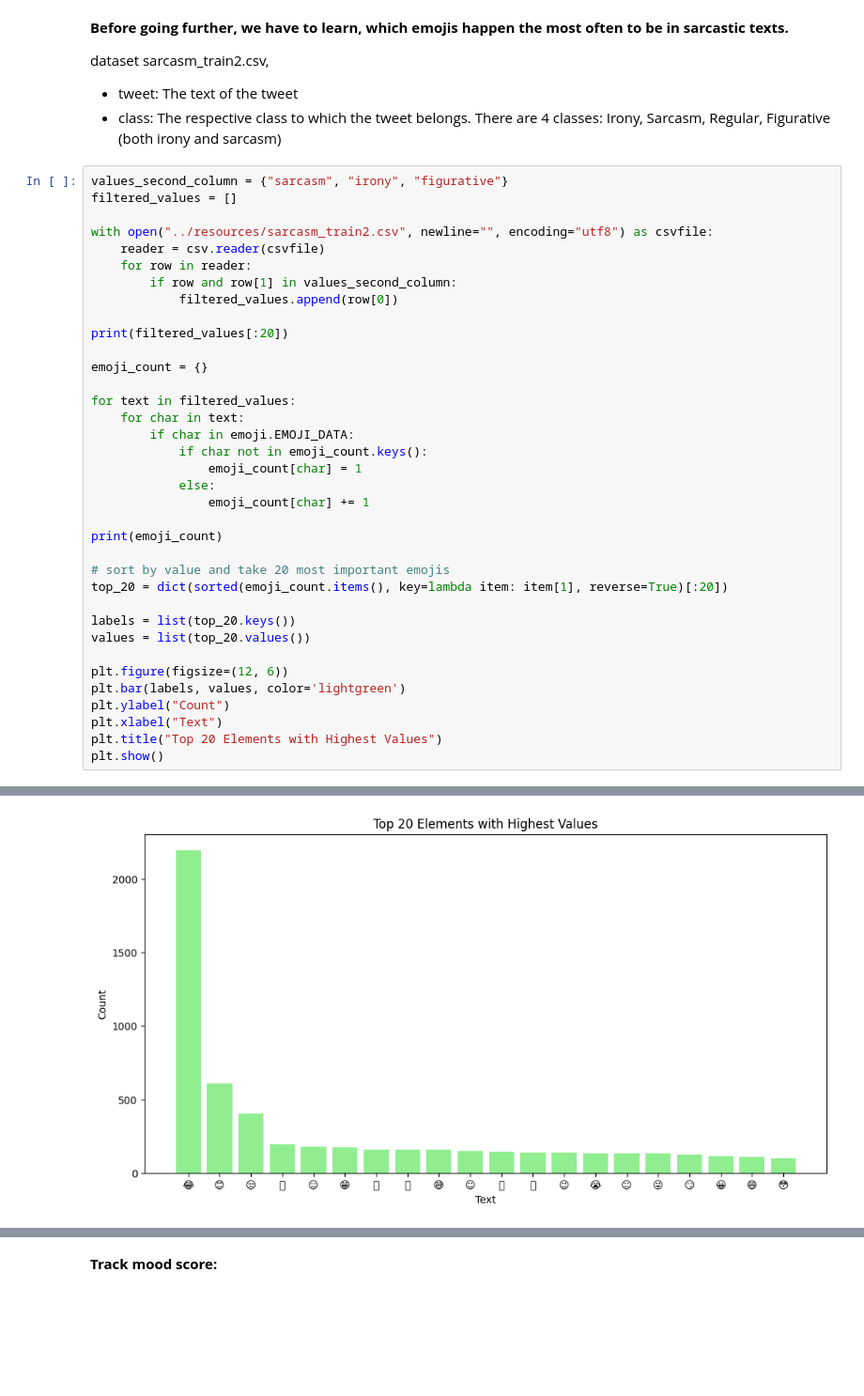
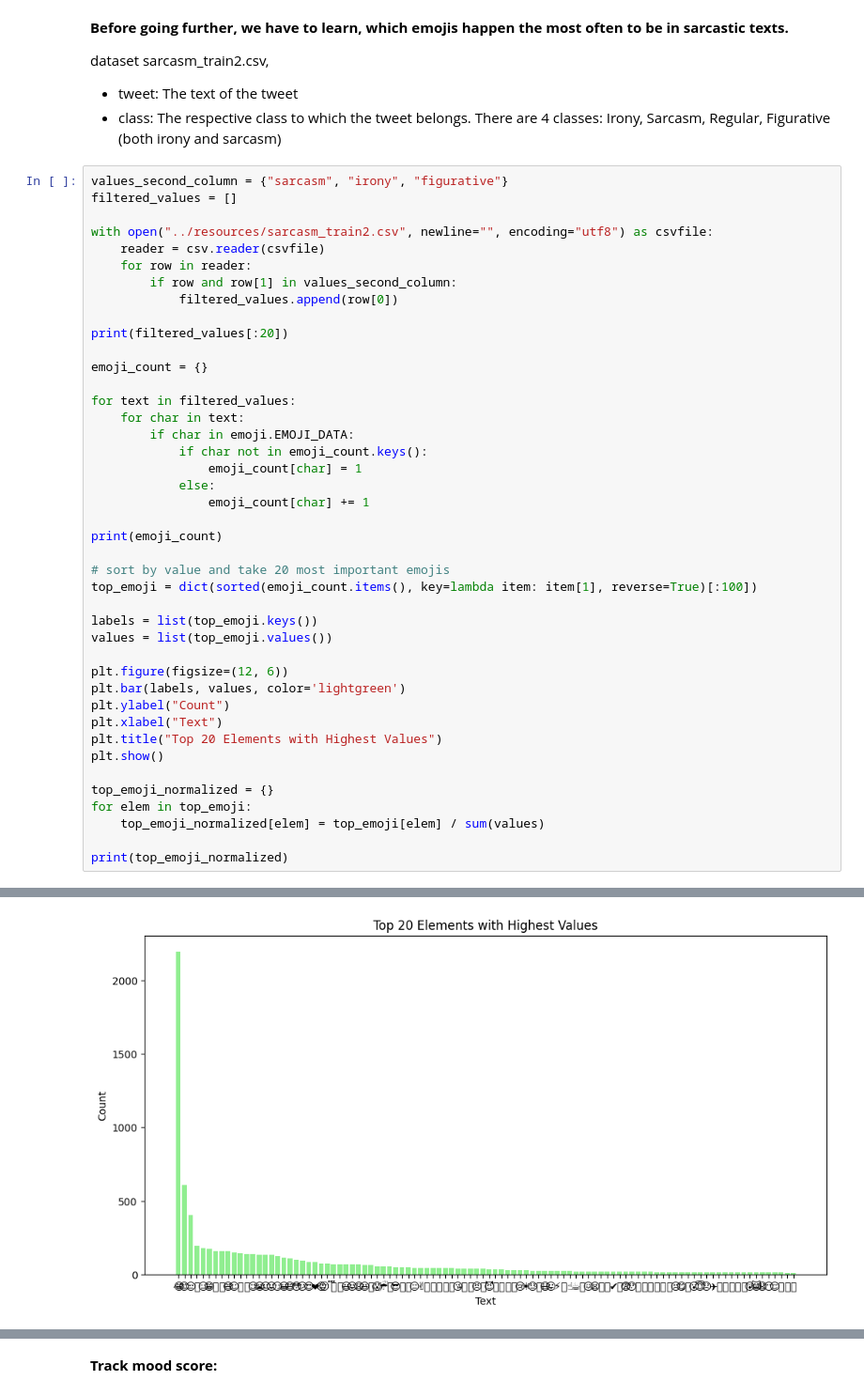
Before and after one commit to mehalyna/nlp-fuzzy, a Jupyter notebook: src/sarcasm_detection.ipynb, the cells around one changed output, grey strips where cells are left out. Shown at 94% size. Saved outputs shown, nothing was run; the diff lists cells and outputs as text; blank space fills up the shorter version.

Commit message:
sarcasem emojis

```diff
--- a/src/sarcasm_detection.ipynb
+++ b/src/sarcasm_detection.ipynb
@@ -275,34 +275,40 @@ with open("../resources/sarcasm_train2.csv", newline="", encoding="utf8") as csv
     for row in reader:
         if row and row[1] in values_second_column:
             filtered_values.append(row[0])
 
 print(filtered_values[:20])
 
 emoji_count = {}
 
 for text in filtered_values:
     for char in text:
         if char in emoji.EMOJI_DATA:
             if char not in emoji_count.keys():
                 emoji_count[char] = 1
             else:
                 emoji_count[char] += 1
 
 print(emoji_count)
 
 # sort by value and take 20 most important emojis
-top_20 = dict(sorted(emoji_count.items(), key=lambda item: item[1], reverse=True)[:20])
+top_emoji = dict(sorted(emoji_count.items(), key=lambda item: item[1], reverse=True)[:100])
 
-labels = list(top_20.keys())
-values = list(top_20.values())
+labels = list(top_emoji.keys())
+values = list(top_emoji.values())
 
 plt.figure(figsize=(12, 6))
 plt.bar(labels, values, color='lightgreen')
 plt.ylabel("Count")
 plt.xlabel("Text")
 plt.title("Top 20 Elements with Highest Values")
 plt.show()
+
+top_emoji_normalized = {}
+for elem in top_emoji:
+    top_emoji_normalized[elem] = top_emoji[elem] / sum(values)
+
+print(top_emoji_normalized)
 # %% [output]
 ['Be aware  dirty step to get money  #staylight #staywhite  #sarcastic #moralneeded @… https://t.co/Oj6BdyX3WG', "#sarcasm for #people who don't understand #diy #artattack http://t.co/rtyYmuDVUS", '@I ...
 {'😔': 44, '😬': 32, '🙊': 23, '😐': 132, '🌂': 9, '☔': 53, '😂': 2196, '😒': 403, '😉': 136, '😁': 172, '😈': 35, '😃': 67, '😆': 65, '👌': 139, '👏': 144, '😕': 92, '😳': 98, '🙏': 32, '👀': 52, '😤': 18, '🔥': 49, '🙅' ...
-[figure, old version]
+[figure, new version]
```
Also changed, not shown: parts of 8 cells of this notebook, 1 other file.
